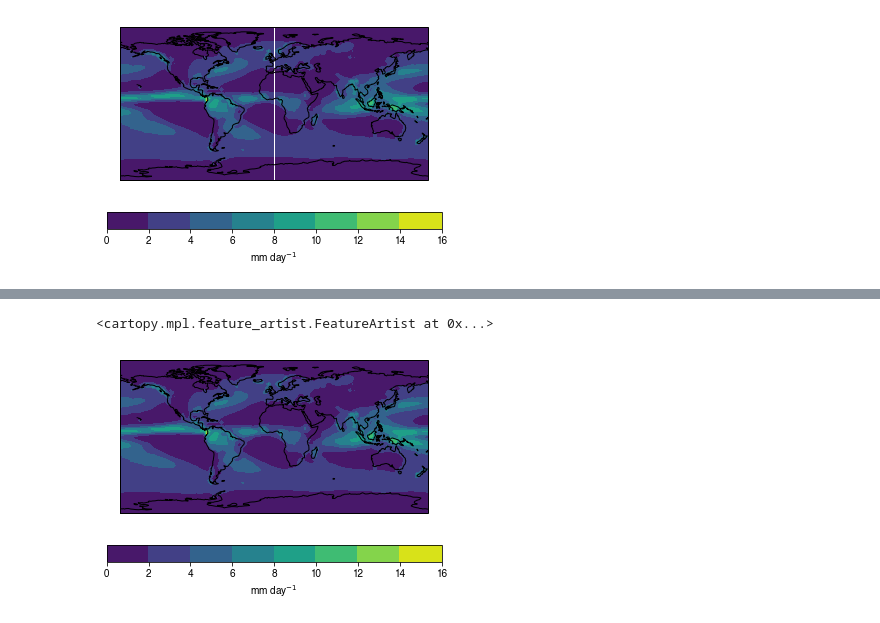
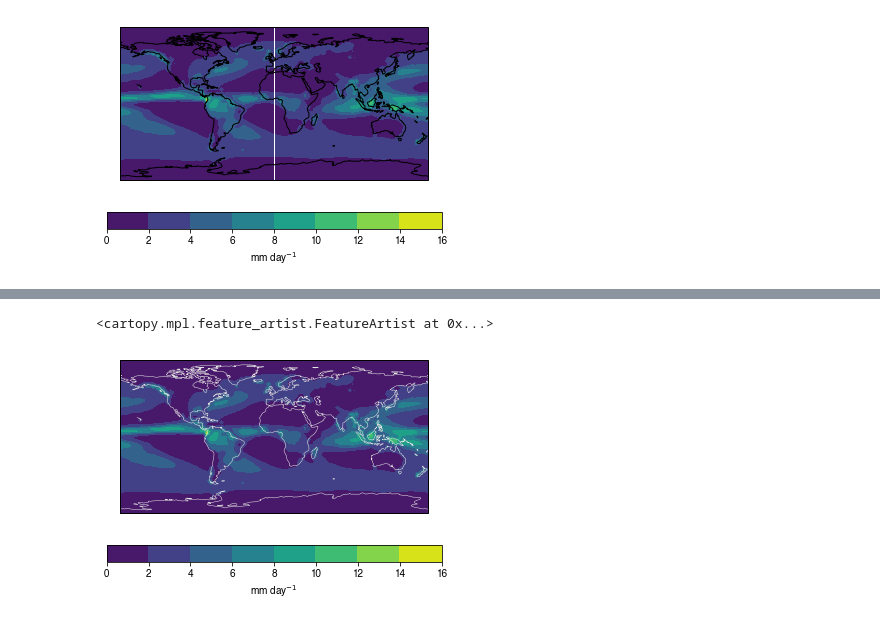
Before and after one commit to raspstephan/ESS-Python-Tutorial, a Jupyter notebook: materials/week2/4_MATLAB_and_netcdf_files.ipynb, the cells around one changed output, grey strips where cells are left out. Saved outputs shown, nothing was run; the diff lists cells and outputs as text; code cells hidden in the pictures.

```diff
--- a/materials/week2/4_MATLAB_and_netcdf_files.ipynb
+++ b/materials/week2/4_MATLAB_and_netcdf_files.ipynb
@@ -117,6 +121,6 @@ Data variables:
 # %%
-precip = nc_file['precip']
-time = nc_file['time']
+precip = nc_file['precip'].data
+time = nc_file['time'].data
 lat = nc_file['lat'].data
 lon = nc_file['lon'].data
 # %%
@@ -153,14 +179,14 @@ import cartopy.util
 # %%
 fig = plt.figure()
 ax = fig.add_subplot(111, projection=cartopy.crs.PlateCarree())
 
-cyclic_precip, cyclic_lon = cartopy.util.add_cyclic_point(precip_annual_mean.data, coord=lon.data, axis=1)
+cyclic_precip, cyclic_lon = cartopy.util.add_cyclic_point(precip_annual_mean, coord=lon, axis=1)
 
-contour_plot = ax.contourf(cyclic_lon,lat,cyclic_precip)
+contour_plot = ax.contourf(cyclic_lon, lat, cyclic_precip)
 cbar = plt.colorbar(contour_plot, orientation='horizontal')
 cbar.set_label('mm day$^{-1}$')
 
-ax.coastlines()
+ax.coastlines(color='0.9', lw=0.5) # also change width and color of coastlines
 # %% [output]
 <cartopy.mpl.feature_artist.FeatureArtist at 0x...>
-[figure, old version]
+[figure, new version]
```
Also changed, not shown: parts of 22 cells of this notebook, 5 other files.
